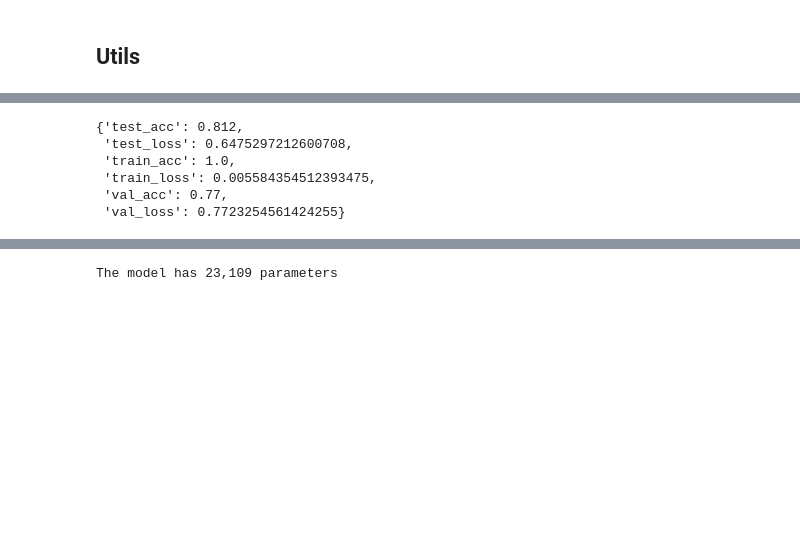
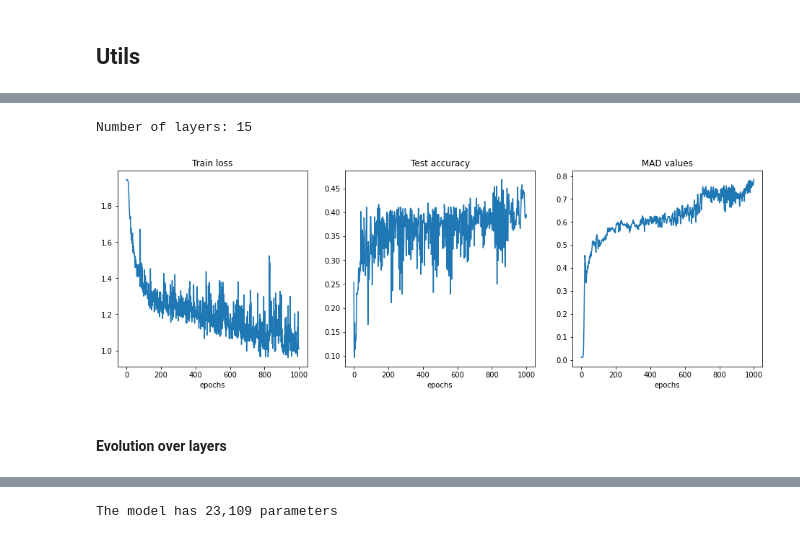
Before and after one commit to achrafash/gnn-receptive-fields, a Jupyter notebook: 02_benchmark.ipynb, the cells around one changed output, grey strips where cells are left out. Saved outputs shown, nothing was run; the diff lists cells and outputs as text; code cells hidden in the pictures; blank space fills up the shorter version.

Commit message:
:ambulance: fix MAD and plot evolution over layers

```diff
--- a/02_benchmark.ipynb
+++ b/02_benchmark.ipynb
@@ -83,13 +179,15 @@ def train(model: torch.nn.Module, optimizer: torch.optim.Optimizer,
     return hidden_state, loss
 # %%
 def evaluate(model: torch.nn.Module, data: type(G), edge_index) -> Dict[str, float]:
-
     model.eval()
 
     with torch.no_grad():
-        _, logits = model(data.x, edge_index)
+        h, logits = model(data.x, edge_index)
 
     outs = {}
+    mad = mad_value(in_arr=h.detach().numpy(),
+                    mask_arr=np.ones((data.num_nodes, data.num_nodes)))
+    outs["mad"] = mad
     for key in ['train', 'val', 'test']:
         mask = data[f'{key}_mask']
         loss = F.nll_loss(logits[mask], data.y[mask]).item()
@@ -129,16 +227,13 @@ def run(data: type(G), model: torch.nn.Module,
         for epoch in range(1, epochs+1):
             hidden_state, train_loss = train(model, optimizer, data, edge_index)
 
-            MAD = mean_average_distance(x=hidden_state,
-                                        target_idx=G.test_mask,
-                                        mask=dense_adj).item()
             eval_info = evaluate(model, data, edge_index)
 
             test_acc = eval_info['test_acc']
             val_loss_history.append(eval_info['val_loss'])
             train_losses.append(train_loss.item())
             test_accs.append(test_acc)
-            MADs.append(MAD)
+            MADs.append(eval_info["mad"])
 
             # I don't understand what this is for...
             if eval_info['val_loss'] < best_val_loss:
@@ -150,7 +245,7 @@ def run(data: type(G), model: torch.nn.Module,
                     break
 
             if epoch % 10 == 0:
-                print(f"Epoch: [{epoch} / {epochs}] | Loss: {train_loss} | Test accuracy: {test_acc} | MAD: {MAD}")
+                print(f"Epoch: [{epoch} / {epochs}] | Loss: {train_loss} | Test accuracy: {test_acc} | MAD: {eval_info['mad']}")
 
         if torch.cuda.is_available():
             torch.cuda.synchronize()
@@ -182,12 +277,17 @@ class VanillaGCN(torch.nn.Module):
                                               num_classes=num_classes,
                                               hidden_dim=hidden_dim,
                                               dropout=dropout)
-
+        self.out_gcn = GCNConv(in_channels=hidden_dim, out_channels=num_classes)
+        self.relu = torch.nn.ReLU()
+        self.dropout = torch.nn.Dropout(p=dropout)
         self.log_softmax = torch.nn.LogSoftmax(dim=1)
 
 
     def create_layers(self, num_layers:int, num_features:int, num_classes:int,
                       hidden_dim:int, dropout:float):
+        if num_layers == 2:
+            return Sequential("x, edge_index", [(GCNConv(in_channels=num_features, out_channels=hidden_dim), "x, edge_index -> x")])
+
         layers = []
 
         # first layer
@@ -197,7 +297,7 @@ class VanillaGCN(torch.nn.Module):
                 (torch.nn.Dropout(p=dropout), "x -> x")
         ]
 
-        for k in range(1, num_layers-1):
+        for k in range(1, num_layers-2):
             layers += [
                 (GCNConv(in_channels=hidden_dim, out_channels=hidden_dim), "x, edge_index -> x"),
                 (torch.nn.ReLU(), "x -> x"),
@@ -206,15 +306,20 @@ class VanillaGCN(torch.nn.Module):
 
         # last layer
         layers += [
-            (GCNConv(in_channels=hidden_dim, out_channels=num_classes), "x, edge_index -> x"),
+            (GCNConv(in_channels=hidden_dim, out_channels=hidden_dim), "x, edge_index -> x")
         ]
         return Sequential("x, edge_index", layers)
 
 
     def reset_parameters(self):
         self.conv_layers.reset_parameters()
+        # self.out_gcn.reset_parameters()
 
 
     def forward(self, x, edge_index):
         h = self.conv_layers(x, edge_index)
-        return h, self.log_softmax(h)
+        out = self.relu(h)
+        out = self.dropout(out)
+        out = self.out_gcn(out, edge_index)
+
+        return h, self.log_softmax(out)
@@ -274,9 +328,9 @@ import time
 # %%
-NUM_LAYERS=6
+NUM_LAYERS=15
 HIDDEN_DIM=16
 NUM_FEATURES=cora_dataset.num_features
 NUM_CLASSES=cora_dataset.num_classes
-EPOCHS=200
+EPOCHS=1000
 LR=0.01
 WEIGHT_DECAY=5e-4
 EARLY_STOPPING=0
@@ -314,9 +368,12 @@ Val Loss: 1.7296, Test Accuracy: 0.565 ± nan, Duration: 32.974
-# %%
-evaluate(model=model, data=G, edge_index=G.edge_index)
-# %% [output]
-{'test_acc': 0.812,
- 'test_loss': 0.6475297212600708,
- 'train_acc': 1.0,
- 'train_loss': 0.005584354512393475,
- 'val_acc': 0.77,
- 'val_loss': 0.7723254561424255}
+# %%
+fig, ax = plt.subplots(1,3, figsize=(16, 5))
+
+sns.lineplot(x=range(EPOCHS), y=train_loss, ax=ax[0]).set(title="Train loss", xlabel="epochs")
+sns.lineplot(x=range(EPOCHS), y=test_acc, ax=ax[1]).set(title="Test accuracy", xlabel="epochs")
+sns.lineplot(x=range(EPOCHS), y=mads, ax=ax[2]).set(title="MAD values", xlabel="epochs")
+
+fig.show()
+print(f"Number of layers: {NUM_LAYERS}")
+# %% [output]
+Number of layers: 15
+[figure, added]
@@ -322,0 +382,2 @@ evaluate(model=model, data=G, edge_index=G.edge_index)
+# %% [markdown]
+#### Evolution over layers
```
Also changed, not shown: parts of 20 cells of this notebook.
